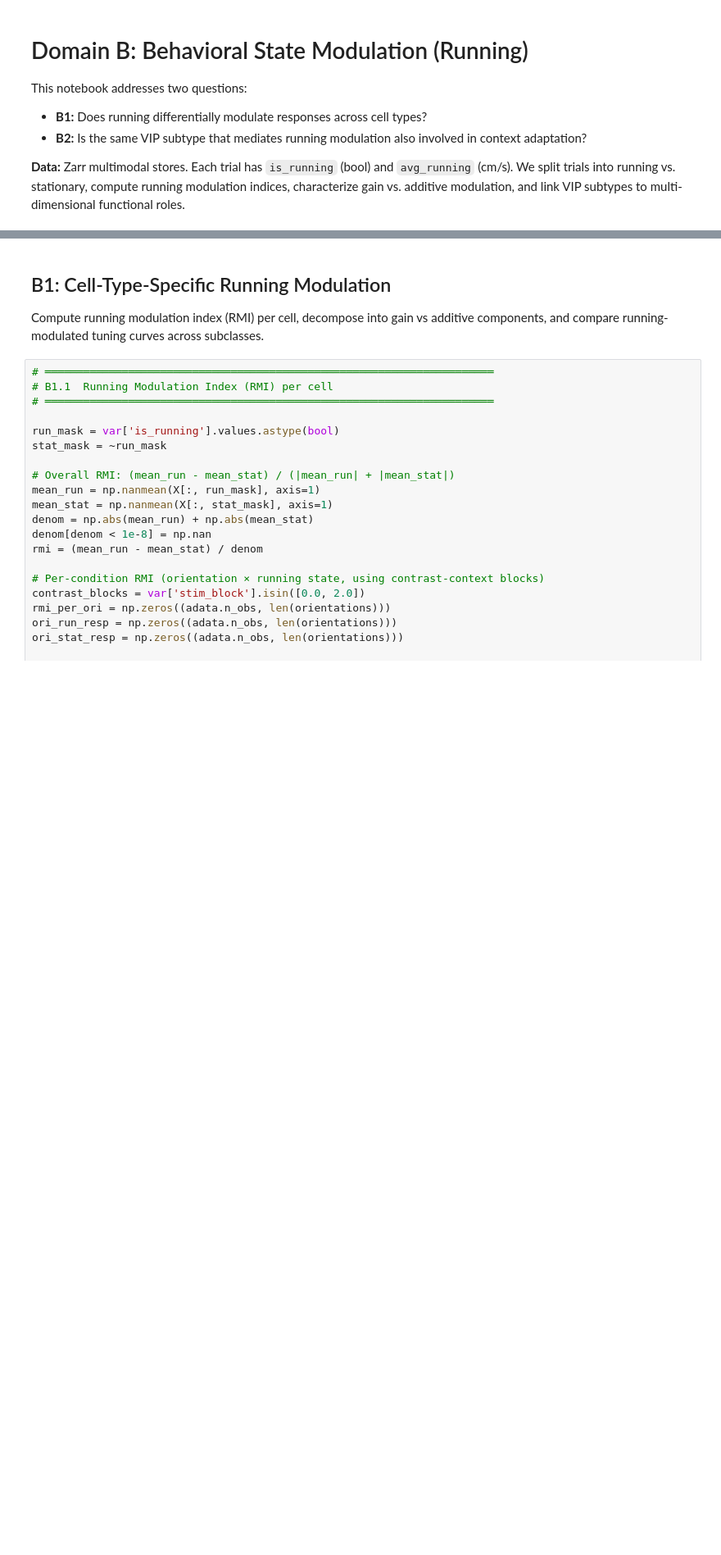
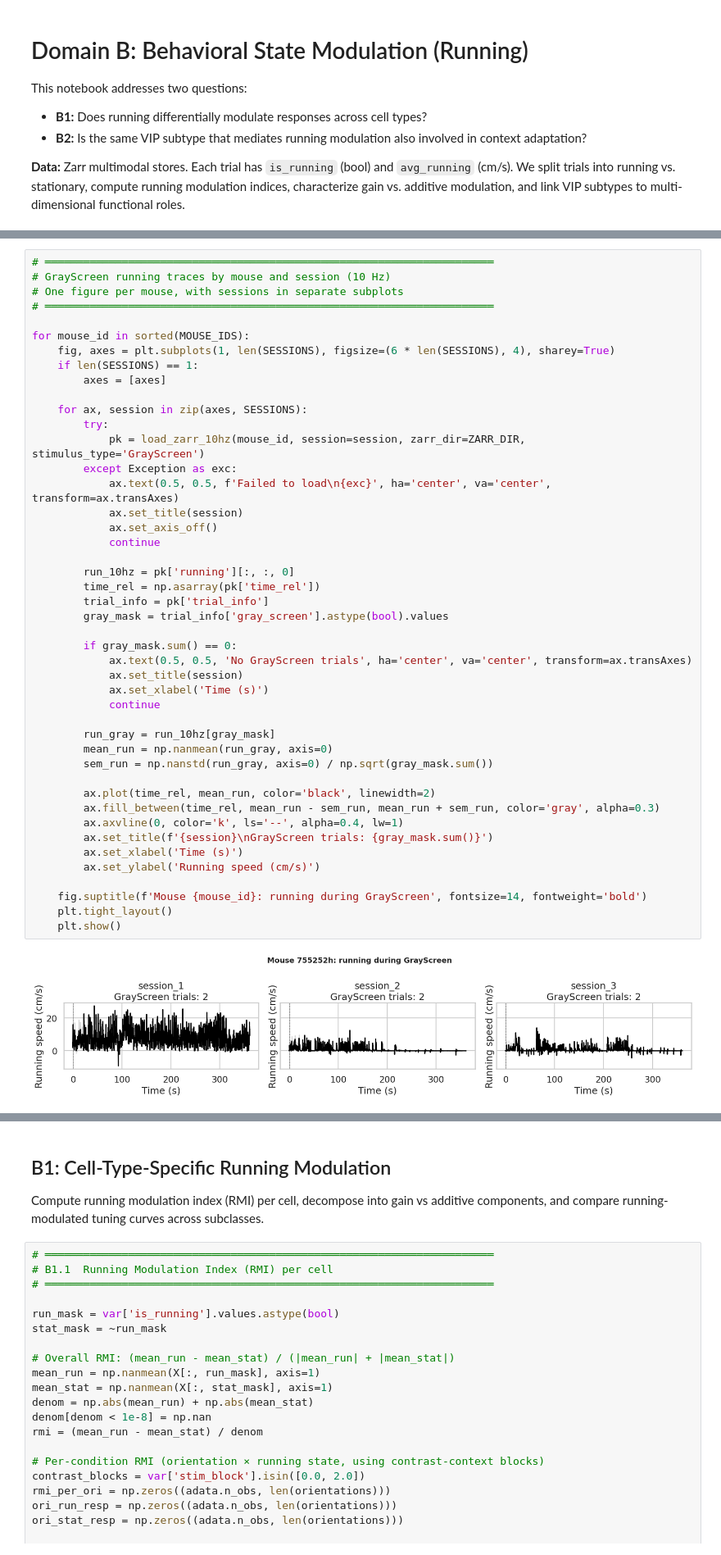
Before and after one commit to omidzobeiri/oPhys_Transcriptomics_Analysis, a Jupyter notebook: code/Domain_B_Running_State.ipynb, the cells around one changed output, grey strips where cells are left out. Shown at 82% size. Cells and saved outputs as stored; diff of their text form; blank space fills up the shorter version.

```diff
--- a/code/Domain_B_Running_State.ipynb
+++ b/code/Domain_B_Running_State.ipynb
@@ -68,0 +79,47 @@ KeyboardInterrupt:
+# %%
+# ══════════════════════════════════════════════════════════════════════
+# GrayScreen running traces by mouse and session (10 Hz)
+# One figure per mouse, with sessions in separate subplots
+# ══════════════════════════════════════════════════════════════════════
+
+for mouse_id in sorted(MOUSE_IDS):
+    fig, axes = plt.subplots(1, len(SESSIONS), figsize=(6 * len(SESSIONS), 4), sharey=True)
+    if len(SESSIONS) == 1:
+        axes = [axes]
+
+    for ax, session in zip(axes, SESSIONS):
+        try:
+            pk = load_zarr_10hz(mouse_id, session=session, zarr_dir=ZARR_DIR, stimulus_type='GrayScreen')
+        except Exception as exc:
+            ax.text(0.5, 0.5, f'Failed to load\n{exc}', ha='center', va='center', transform=ax.transAxes)
+            ax.set_title(session)
+            ax.set_axis_off()
+            continue
+
+        run_10hz = pk['running'][:, :, 0]
+        time_rel = np.asarray(pk['time_rel'])
+        trial_info = pk['trial_info']
+        gray_mask = trial_info['gray_screen'].astype(bool).values
+
+        if gray_mask.sum() == 0:
+            ax.text(0.5, 0.5, 'No GrayScreen trials', ha='center', va='center', transform=ax.transAxes)
+            ax.set_title(session)
+            ax.set_xlabel('Time (s)')
+            continue
+
+        run_gray = run_10hz[gray_mask]
+        mean_run = np.nanmean(run_gray, axis=0)
+        sem_run = np.nanstd(run_gray, axis=0) / np.sqrt(gray_mask.sum())
+
+        ax.plot(time_rel, mean_run, color='black', linewidth=2)
+        ax.fill_between(time_rel, mean_run - sem_run, mean_run + sem_run, color='gray', alpha=0.3)
+        ax.axvline(0, color='k', ls='--', alpha=0.4, lw=1)
+        ax.set_title(f'{session}\nGrayScreen trials: {gray_mask.sum()}')
+        ax.set_xlabel('Time (s)')
+        ax.set_ylabel('Running speed (cm/s)')
+
+    fig.suptitle(f'Mouse {mouse_id}: running during GrayScreen', fontsize=14, fontweight='bold')
+    plt.tight_layout()
+    plt.show()
+# %% [output]
+[figure, added]
```
Also changed, not shown: parts of 2 cells of this notebook, 8 other files.
